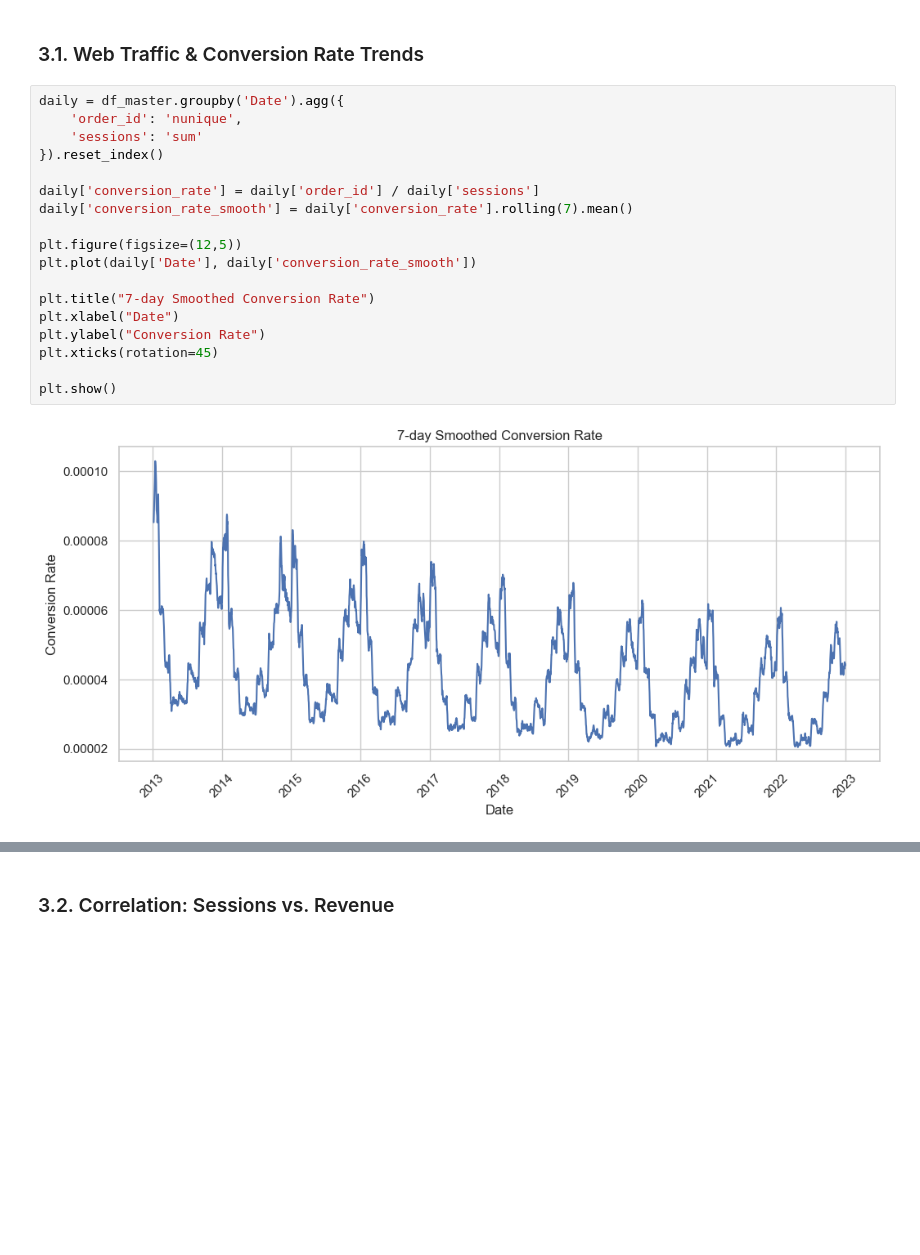
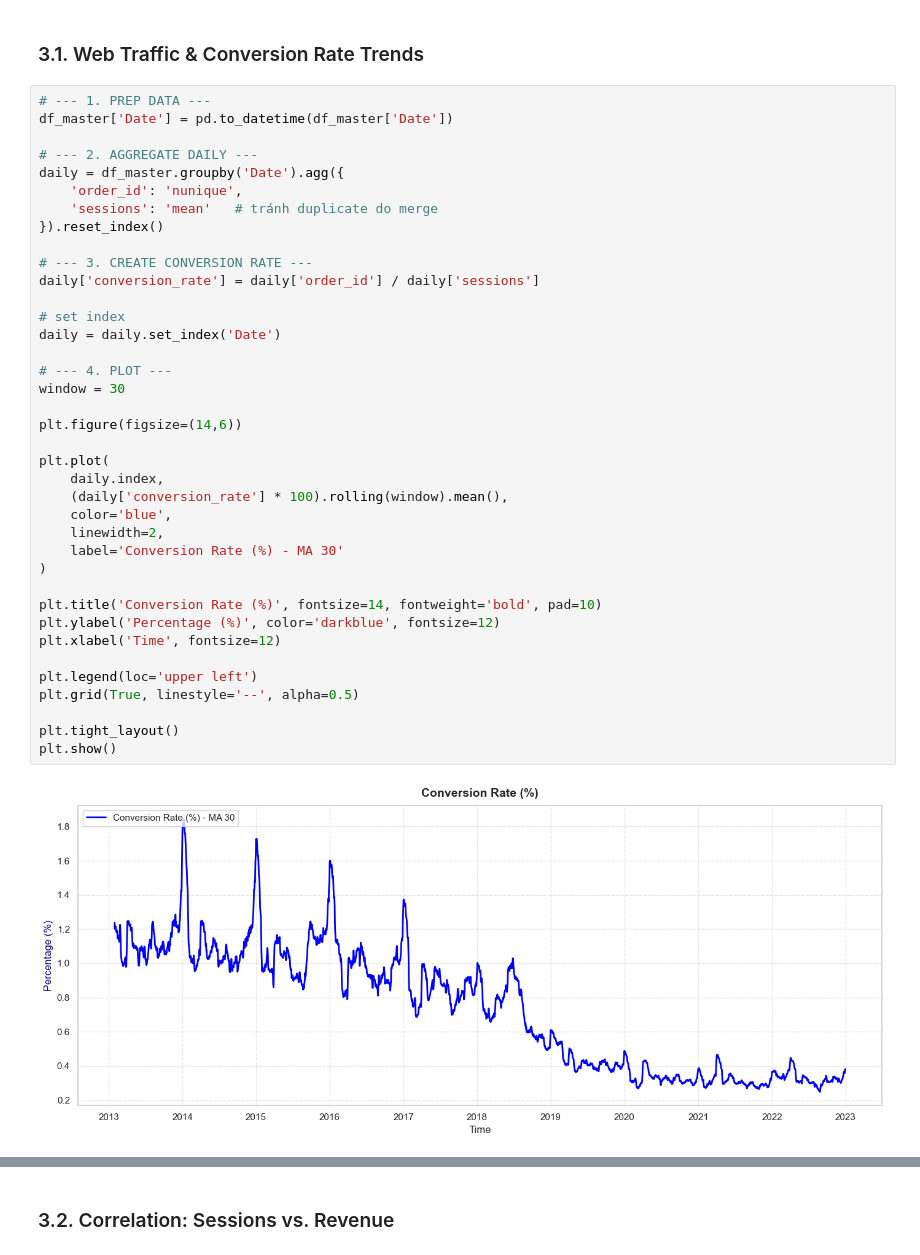
Before and after one commit to tuongvii2327/TayThanh_Datathon_2026, a Jupyter notebook: notebooks/03_EDA_traffic_payment.ipynb, the cells around one changed output, grey strips where cells are left out. Saved outputs shown, nothing was run; the diff lists cells and outputs as text; blank space fills up the shorter version.

```diff
--- a/notebooks/03_EDA_traffic_payment.ipynb
+++ b/notebooks/03_EDA_traffic_payment.ipynb
@@ -155,24 +158,44 @@ This section visually explores the relationship between web traffic and revenue
 # %% [markdown]
 ### 3.1. Web Traffic & Conversion Rate Trends
 # %%
+# --- 1. PREP DATA ---
+df_master['Date'] = pd.to_datetime(df_master['Date'])
+
+# --- 2. AGGREGATE DAILY ---
 daily = df_master.groupby('Date').agg({
     'order_id': 'nunique',
-    'sessions': 'sum'
+    'sessions': 'mean'   # tránh duplicate do merge
 }).reset_index()
 
+# --- 3. CREATE CONVERSION RATE ---
 daily['conversion_rate'] = daily['order_id'] / daily['sessions']
-daily['conversion_rate_smooth'] = daily['conversion_rate'].rolling(7).mean()
 
-plt.figure(figsize=(12,5))
-plt.plot(daily['Date'], daily['conversion_rate_smooth'])
+# set index
+daily = daily.set_index('Date')
 
-plt.title("7-day Smoothed Conversion Rate")
-plt.xlabel("Date")
-plt.ylabel("Conversion Rate")
-plt.xticks(rotation=45)
+# --- 4. PLOT ---
+window = 30
 
+plt.figure(figsize=(14,6))
+
+plt.plot(
+    daily.index,
+    (daily['conversion_rate'] * 100).rolling(window).mean(),
+    color='blue',
+    linewidth=2,
+    label='Conversion Rate (%) - MA 30'
+)
+
+plt.title('Conversion Rate (%)', fontsize=14, fontweight='bold', pad=10)
+plt.ylabel('Percentage (%)', color='darkblue', fontsize=12)
+plt.xlabel('Time', fontsize=12)
+
+plt.legend(loc='upper left')
+plt.grid(True, linestyle='--', alpha=0.5)
+
+plt.tight_layout()
 plt.show()
 # %% [output]
-[figure, old version]
+[figure, new version]
 # %% [markdown]
 #### **Insight:**
```
Also changed, not shown: parts of 5 cells of this notebook, 1 other file.
